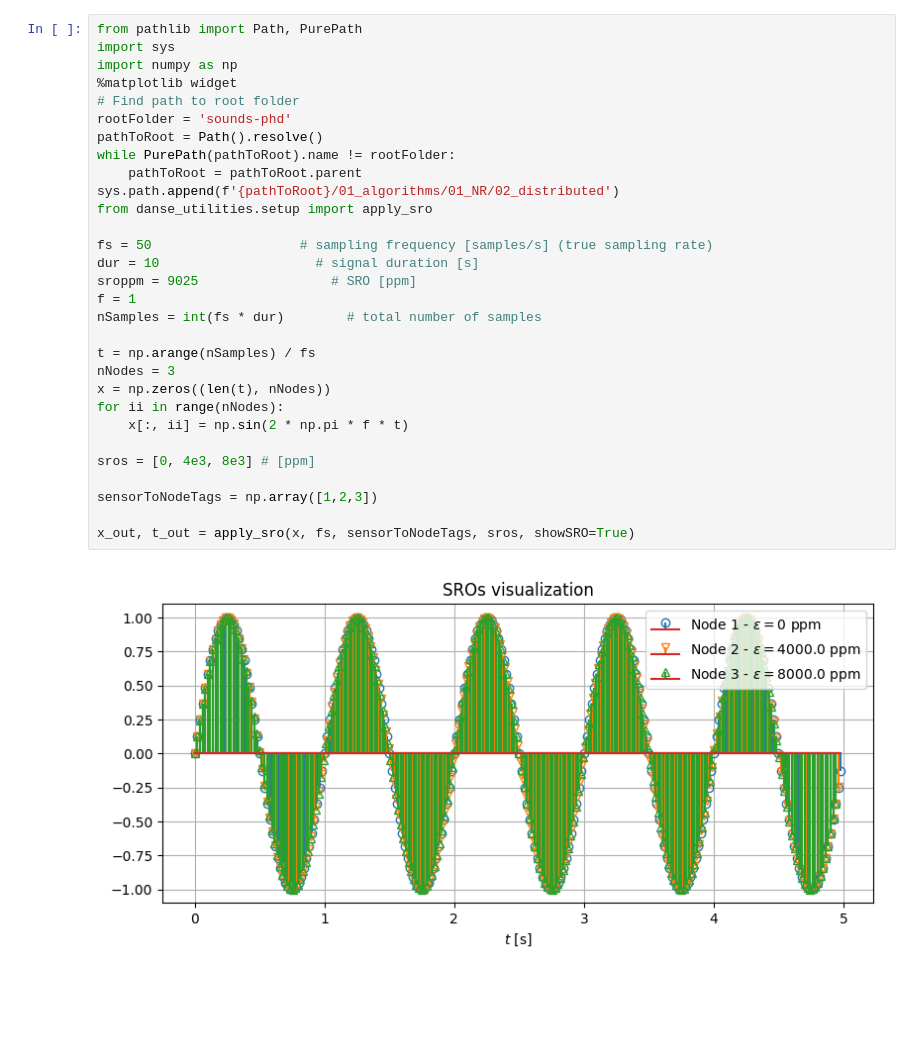
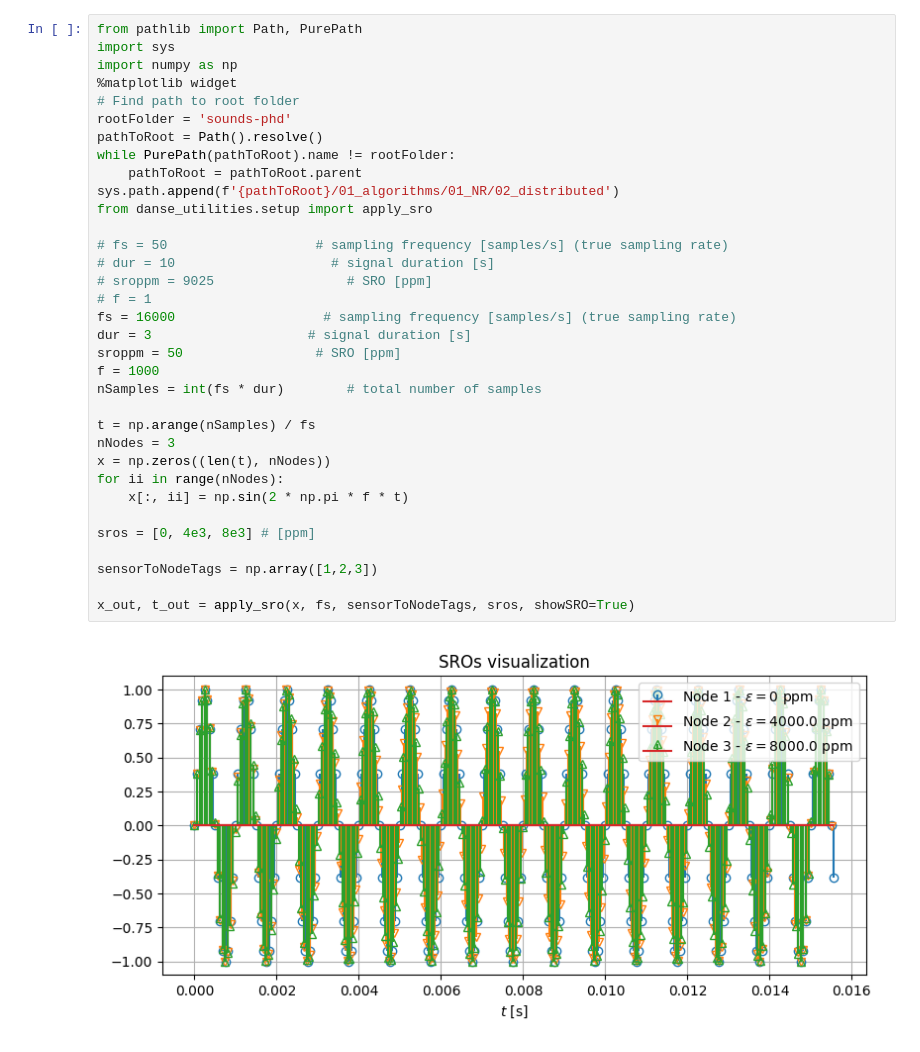
Before and after one commit to p-didier/sounds-phd, a Jupyter notebook: 01_algorithms/01_NR/02_distributed/dev/sros_tests.ipynb, the cells around one changed output. Drawn from its saved outputs; the diff is of its cells as text; blank space fills up the shorter version.

```diff
--- a/01_algorithms/01_NR/02_distributed/dev/sros_tests.ipynb
+++ b/01_algorithms/01_NR/02_distributed/dev/sros_tests.ipynb
@@ -1,32 +1,36 @@
 # %%
 from pathlib import Path, PurePath
 import sys
 import numpy as np
 %matplotlib widget
 # Find path to root folder
 rootFolder = 'sounds-phd'
 pathToRoot = Path().resolve()
 while PurePath(pathToRoot).name != rootFolder:
     pathToRoot = pathToRoot.parent
 sys.path.append(f'{pathToRoot}/01_algorithms/01_NR/02_distributed')
 from danse_utilities.setup import apply_sro
 
-fs = 50                   # sampling frequency [samples/s] (true sampling rate)
-dur = 10                    # signal duration [s]
-sroppm = 9025                 # SRO [ppm]
-f = 1
+# fs = 50                   # sampling frequency [samples/s] (true sampling rate)
+# dur = 10                    # signal duration [s]
+# sroppm = 9025                 # SRO [ppm]
+# f = 1
+fs = 16000                   # sampling frequency [samples/s] (true sampling rate)
+dur = 3                    # signal duration [s]
+sroppm = 50                 # SRO [ppm]
+f = 1000
 nSamples = int(fs * dur)        # total number of samples
 
 t = np.arange(nSamples) / fs
 nNodes = 3
 x = np.zeros((len(t), nNodes))
 for ii in range(nNodes):
     x[:, ii] = np.sin(2 * np.pi * f * t)
 
 sros = [0, 4e3, 8e3] # [ppm]
 
 sensorToNodeTags = np.array([1,2,3])
 
 x_out, t_out = apply_sro(x, fs, sensorToNodeTags, sros, showSRO=True)
 # %% [output]
-[figure, old version]
+[figure, new version]
```
Also changed, not shown: parts of 3 cells of this notebook, 7 other files.
